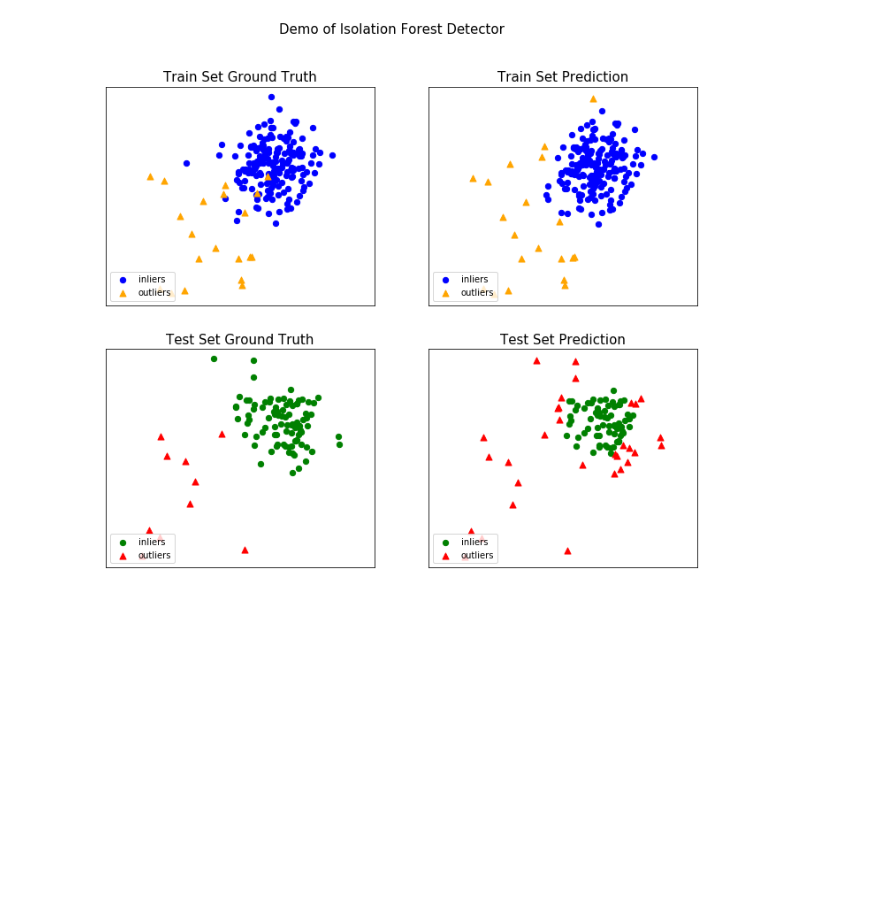
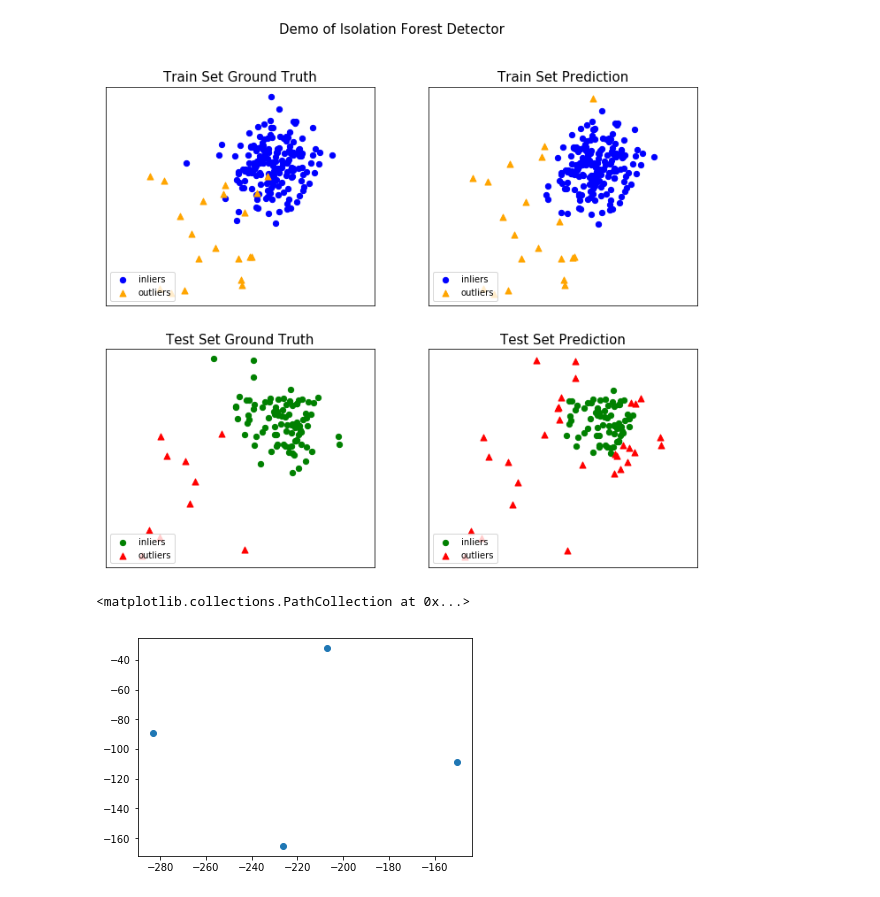
Before and after one commit to akarazeev/Bachelor, a Jupyter notebook: research/dev.ipynb, the cells around one changed output. Saved outputs shown, nothing was run; the diff lists cells and outputs as text; code cells hidden in the pictures; blank space fills up the shorter version.

Commit message:
Add comparison of datasets using tsne

```diff
--- a/research/dev.ipynb
+++ b/research/dev.ipynb
@@ -498,3 +498,12 @@ visualize(clf_name, X_train, y_train, X_test, y_test, y_train_pred,
           y_test_pred, show_figure=True, save_figure=False)
 # %% [output]
 [figure]
+# %%
+import numpy as np
+from sklearn.manifold import TSNE
+X = np.array([[0, 0, 0], [0, 1, 1], [1, 0, 1], [1, 1, 1]])
+X_embedded = TSNE(n_components=2).fit_transform(X)
+plt.scatter(X_embedded[:, 0], X_embedded[:, 1])
+# %% [output]
+<matplotlib.collections.PathCollection at 0x...>
+[figure, added]
```
Also changed, not shown: parts of 5 cells of this notebook, 4 other files.
